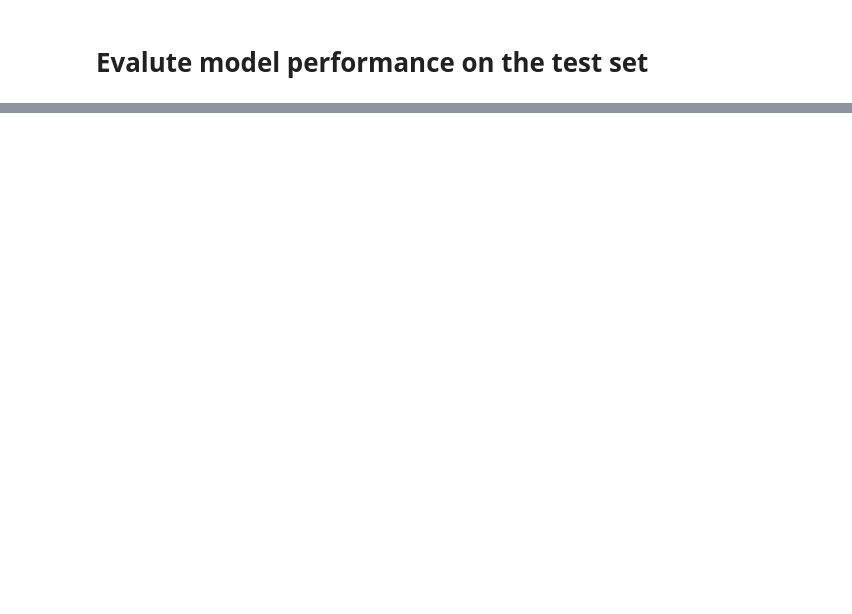
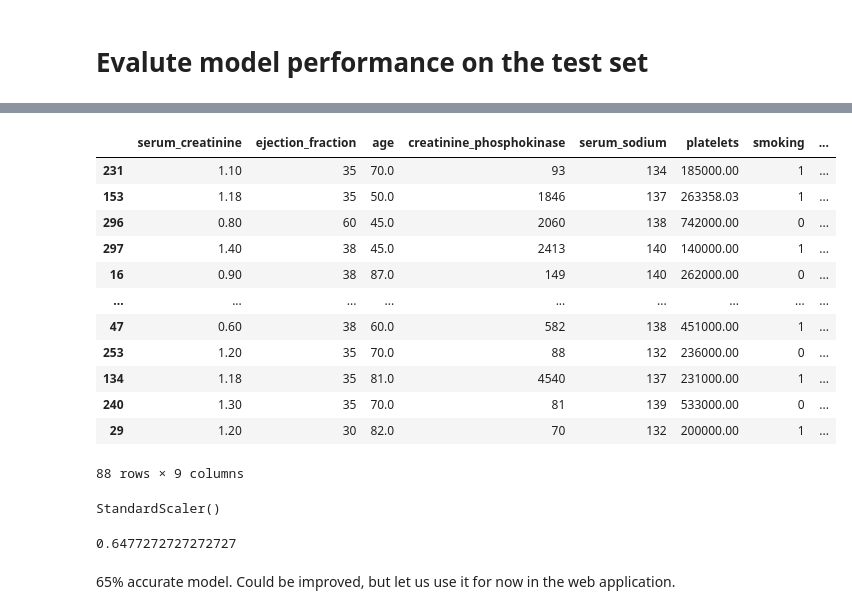
Before and after one commit to dgerstel/HeartFailurePrediction, a Jupyter notebook: jupyter/Heart Failure Prediction.ipynb, the cells around one changed output, grey strips where cells are left out. Drawn from its saved outputs; the diff is of its cells as text; code cells hidden in the pictures; blank space fills up the shorter version.

```diff
--- a/jupyter/Heart Failure Prediction.ipynb
+++ b/jupyter/Heart Failure Prediction.ipynb
@@ -597,0 +629,18 @@ model.predict(np.array([[250, ]]))
+# %%
+X_test_best_features = pd.DataFrame(X_test, columns=df.columns[:-1])[best_features]
+# %%
+X_test_best_features
+# %% [output]
+|  | serum_creatinine | ejection_fraction | age | creatinine_phosphokinase | serum_sodium | platelets | smoking | ... |
+| 231 | 1.10 | 35 | 70.0 | 93 | 134 | 185000.00 | 1 | ... |
+| 153 | 1.18 | 35 | 50.0 | 1846 | 137 | 263358.03 | 1 | ... |
+| 296 | 0.80 | 60 | 45.0 | 2060 | 138 | 742000.00 | 0 | ... |
+| 297 | 1.40 | 38 | 45.0 | 2413 | 140 | 140000.00 | 1 | ... |
+| 16 | 0.90 | 38 | 87.0 | 149 | 140 | 262000.00 | 0 | ... |
+| ... | ... | ... | ... | ... | ... | ... | ... | ... |
+| 47 | 0.60 | 38 | 60.0 | 582 | 138 | 451000.00 | 1 | ... |
+| 253 | 1.20 | 35 | 70.0 | 88 | 132 | 236000.00 | 0 | ... |
+| 134 | 1.18 | 35 | 81.0 | 4540 | 137 | 231000.00 | 1 | ... |
+| 240 | 1.30 | 35 | 70.0 | 81 | 139 | 533000.00 | 0 | ... |
+| 29 | 1.20 | 30 | 82.0 | 70 | 132 | 200000.00 | 1 | ... |
+88 rows × 9 columns
@@ -597,0 +649,4 @@ model.predict(np.array([[250, ]]))
+# %%
+sc.fit(X_train[best_features])
+# %% [output]
+StandardScaler()
@@ -597,0 +655,6 @@ model.predict(np.array([[250, ]]))
+# %%
+(model.predict(X_test_tr) == y_test).sum() / y_test.shape[0]
+# %% [output]
+0.6477272727272727
+# %% [markdown]
+65% accurate model. Could be improved, but let us use it for now in the web application.
```
Also changed, not shown: parts of 32 cells of this notebook.
